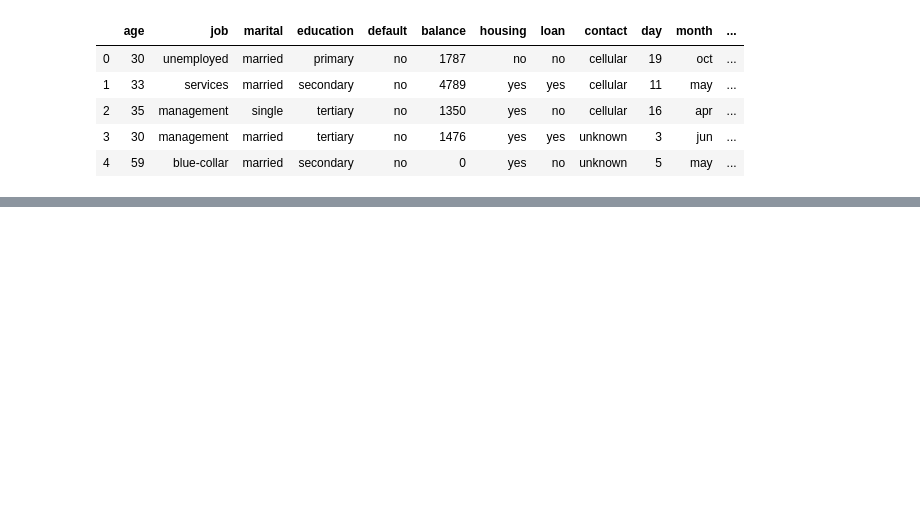
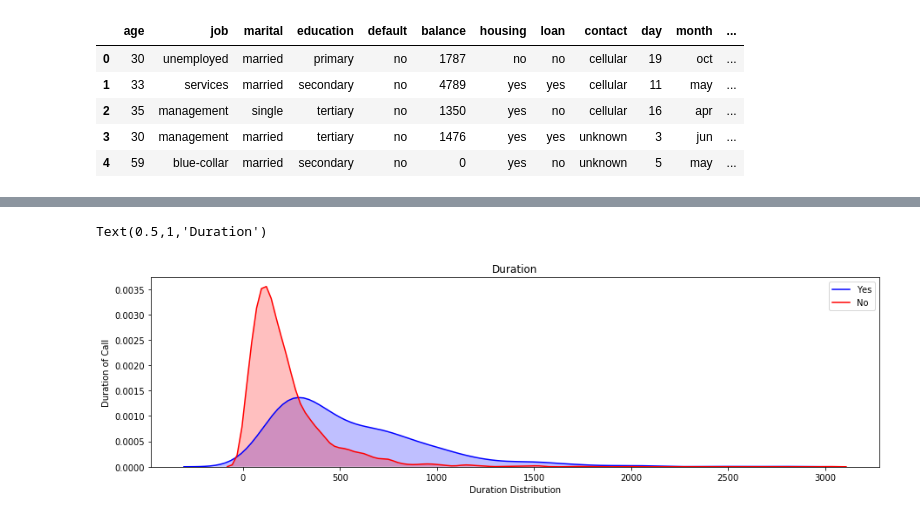
Before and after one commit to ThePhiri/datascienceAssessment, a Jupyter notebook: Assessment.ipynb, the cells around one changed output, grey strips where cells are left out. Cells and saved outputs as stored; diff of their text form; code cells hidden in the pictures; blank space fills up the shorter version.

```diff
--- a/Assessment.ipynb
+++ b/Assessment.ipynb
@@ -41,0 +44,10 @@ enc = OneHotEncoder(handle_unknown='ignore')
+# %%
+# Kernel Density Plot
+fig = plt.figure(figsize=(15,4),)
+ax=sns.kdeplot(df.loc[(df['target'] == 'yes'),'duration'] , color='b',shade=True,label='Yes')
+ax=sns.kdeplot(df.loc[(df['target'] == 'no'),'duration'] , color='r',shade=True, label='No')
+ax.set(xlabel='Duration Distribution', ylabel='Duration of Call')
+plt.title('Duration')
+# %% [output]
+Text(0.5,1,'Duration')
+[figure, added]
```
Also changed, not shown: parts of 27 cells of this notebook.
